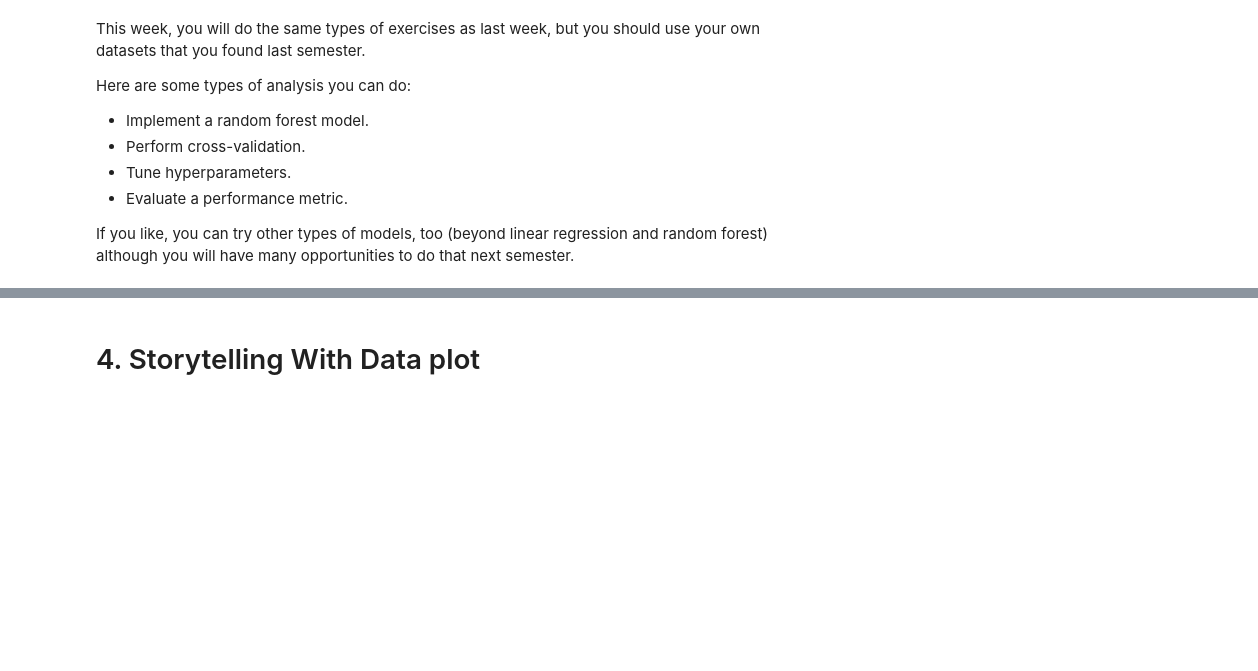
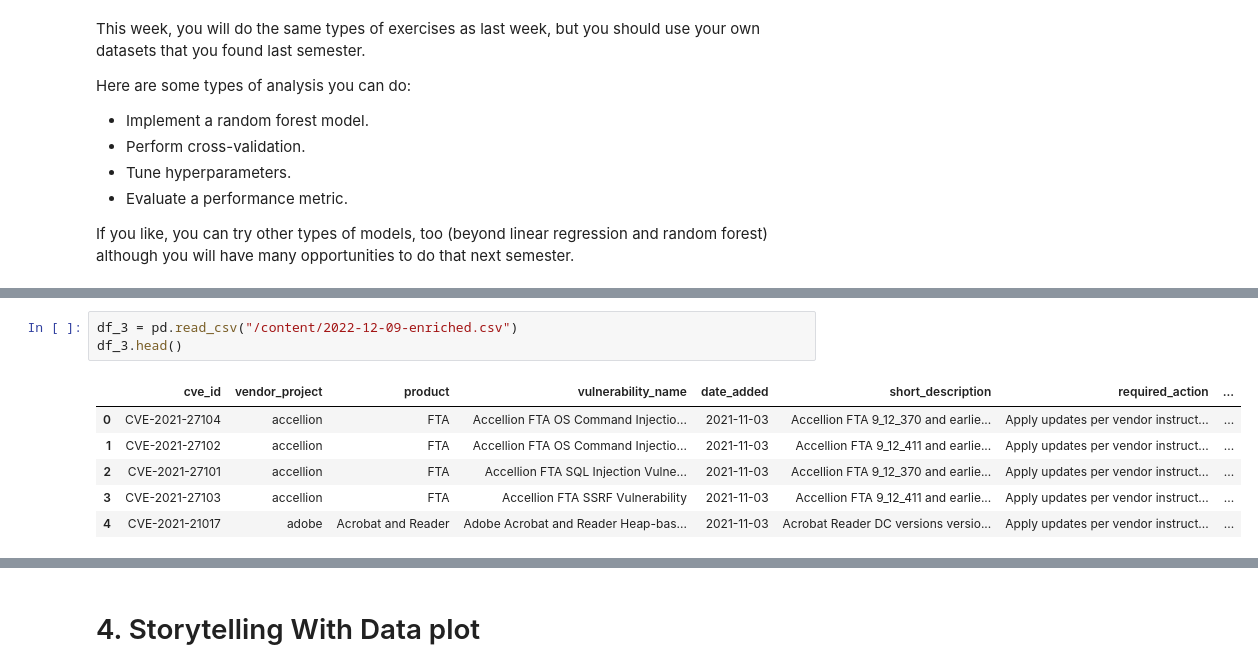
Before and after one commit to Rocking-Priya/2025-spring-B2, a Jupyter notebook: Week11.ipynb, the cells around one changed output, grey strips where cells are left out. Saved outputs shown, nothing was run; the diff lists cells and outputs as text; blank space fills up the shorter version.

```diff
--- a/Week11.ipynb
+++ b/Week11.ipynb
@@ -81,0 +264,10 @@ If you like, you can try other types of models, too (beyond linear regression an
+# %%
+df_3 = pd.read_csv("/content/2022-12-09-enriched.csv")
+df_3.head()
+# %% [output]
+|  | cve_id | vendor_project | product | vulnerability_name | date_added | short_description | required_action | ... |
+| 0 | CVE-2021-27104 | accellion | FTA | Accellion FTA OS Command Injectio... | 2021-11-03 | Accellion FTA 9_12_370 and earlie... | Apply updates per vendor instruct... | ... |
+| 1 | CVE-2021-27102 | accellion | FTA | Accellion FTA OS Command Injectio... | 2021-11-03 | Accellion FTA 9_12_411 and earlie... | Apply updates per vendor instruct... | ... |
+| 2 | CVE-2021-27101 | accellion | FTA | Accellion FTA SQL Injection Vulne... | 2021-11-03 | Accellion FTA 9_12_370 and earlie... | Apply updates per vendor instruct... | ... |
+| 3 | CVE-2021-27103 | accellion | FTA | Accellion FTA SSRF Vulnerability | 2021-11-03 | Accellion FTA 9_12_411 and earlie... | Apply updates per vendor instruct... | ... |
+| 4 | CVE-2021-21017 | adobe | Acrobat and Reader | Adobe Acrobat and Reader Heap-bas... | 2021-11-03 | Acrobat Reader DC versions versio... | Apply updates per vendor instruct... | ... |
```
Also changed, not shown: parts of 21 cells of this notebook.
